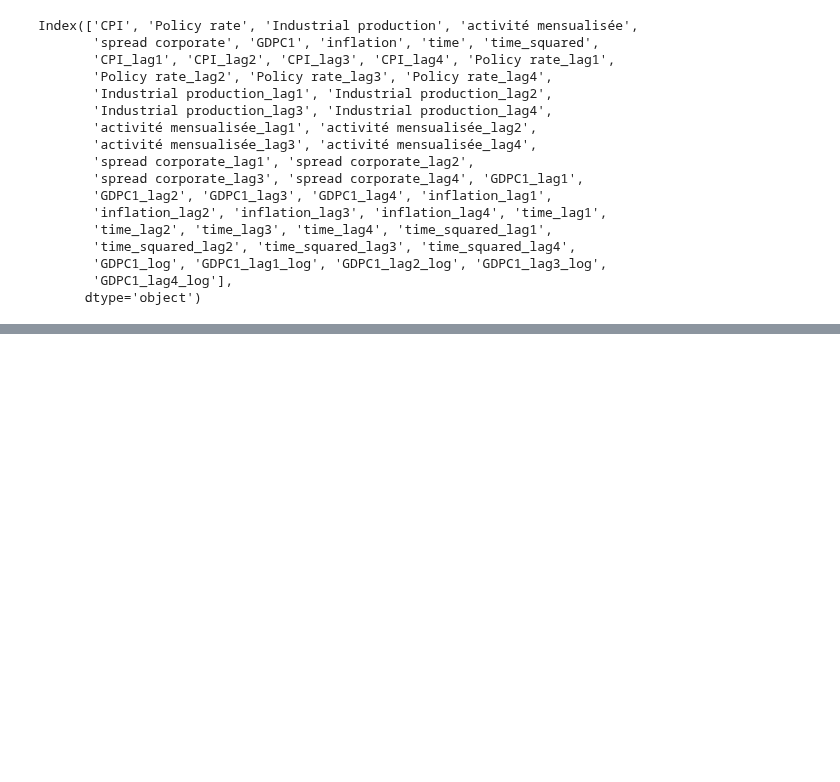
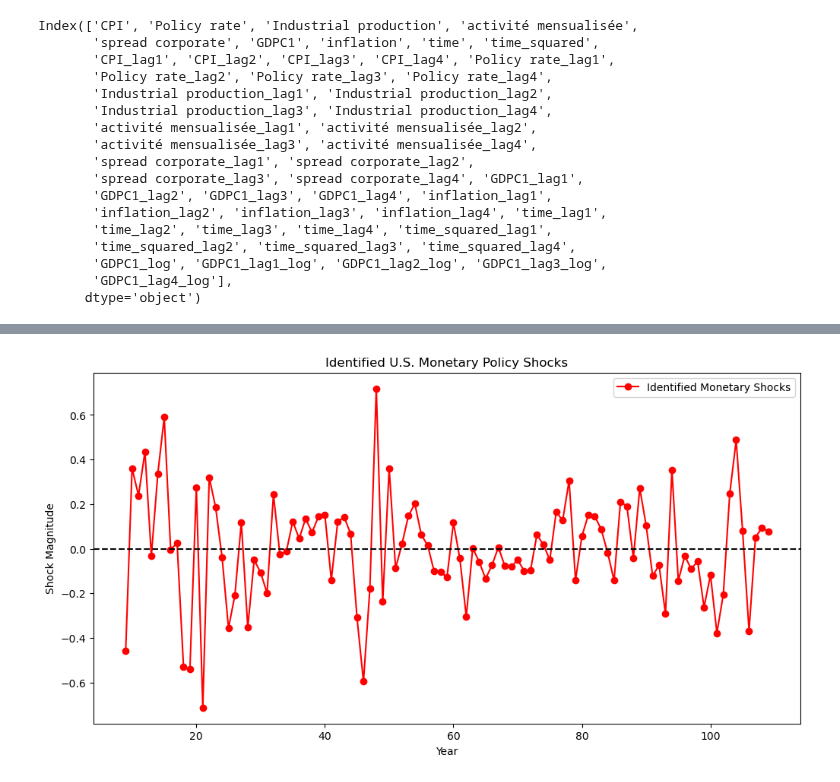
Before and after one commit to enriquealarcon01/Stat-App, a Jupyter notebook: modèle US.ipynb, the cells around one changed output, grey strips where cells are left out. Saved outputs shown, nothing was run; the diff lists cells and outputs as text; code cells hidden in the pictures; blank space fills up the shorter version.

Commit message:
ajout graphique "Identification des chocs monétaires américains"

```diff
--- a/modèle US.ipynb
+++ b/modèle US.ipynb
@@ -169,3 +175,23 @@ Notes:
 [1] Standard Errors assume that the covariance matrix of the errors is correctly specified.
 [2] The condition number is large, 1.85e+06. This might indicate that there are
 strong multicollinearity or other numerical problems.
+# %%
+import matplotlib.pyplot as plt
+
+# Tracer les chocs monétaires
+plt.figure(figsize=(12, 6))
+plt.plot(data_US_clean['time'], data_US_clean['monetary_shocks'], label="Identified Monetary Shocks", color="red", linestyle='-', marker='o')
+
+# Ligne horizontale à zéro
+plt.axhline(y=0, color="black", linestyle="--")
+
+# Titres et légendes
+plt.title("Identified U.S. Monetary Policy Shocks")
+plt.xlabel("Year")
+plt.ylabel("Shock Magnitude")
+plt.legend()
+
+# Affichage du graphique
+plt.show()
+# %% [output]
+[figure, added]
```
Also changed, not shown: parts of 2 cells of this notebook, 1 other file.
